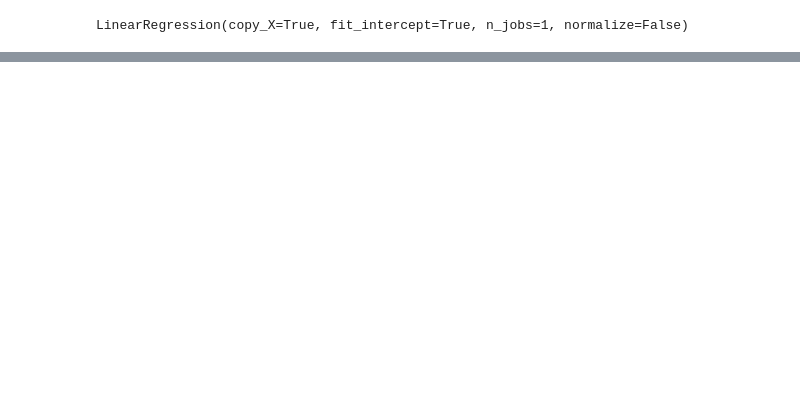
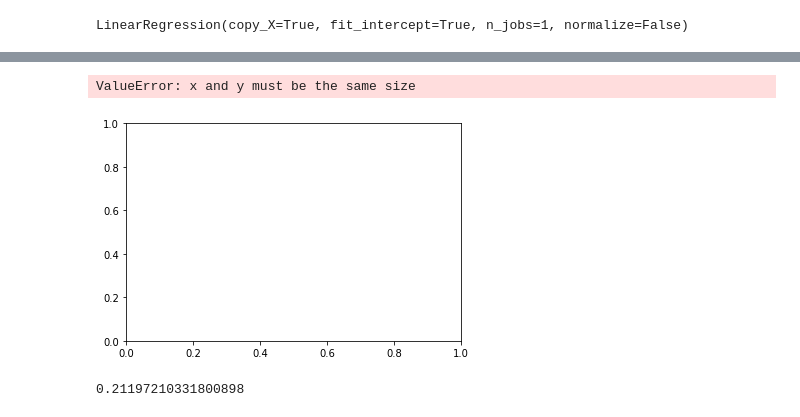
Before and after one commit to proj-nuisance/nuisance, a Jupyter notebook: ipy/regression.py.ipynb, the cells around one changed output, grey strips where cells are left out. Drawn from its saved outputs; the diff is of its cells as text; code cells hidden in the pictures; blank space fills up the shorter version.

```diff
--- a/ipy/regression.py.ipynb
+++ b/ipy/regression.py.ipynb
@@ -71,0 +81,11 @@ r2_score(y_test, y_pred)
+# %%
+from sklearn.model_selection import KFold # import KFold
+kf = KFold(n_splits=2) # Define the split - into 2 folds
+kf.get_n_splits(X) # returns the number of splitting iterations in the cross-validator
+print(kf)
+KFold(n_splits=2, random_state=None, shuffle=False)
+
+for train_index, test_index in kf.split(X):
+    print("TRAIN:" + str(train_index) + "TEST:" + str(test_index))
+    X_train, X_test = X[train_index], X[test_index]
+    y_train, y_test = Y[train_index], Y[test_index]
@@ -71,0 +100,14 @@ r2_score(y_test, y_pred)
+# %%
+from sklearn.cross_validation import cross_val_score, cross_val_predict
+from sklearn import metrics
+
+hello = cross_val_predict(regressor, X, Y, cv=6)
+plt.scatter(X_test[:,1], hello)
+plt.plot(X_test[:,1], hello, color='r')
+# %% [output]
+ValueError: x and y must be the same size
+[figure, added]
+# %%
+r2_score(Y, hello)
+# %% [output]
+0.21197210331800898
```
Also changed, not shown: parts of 16 cells of this notebook.
